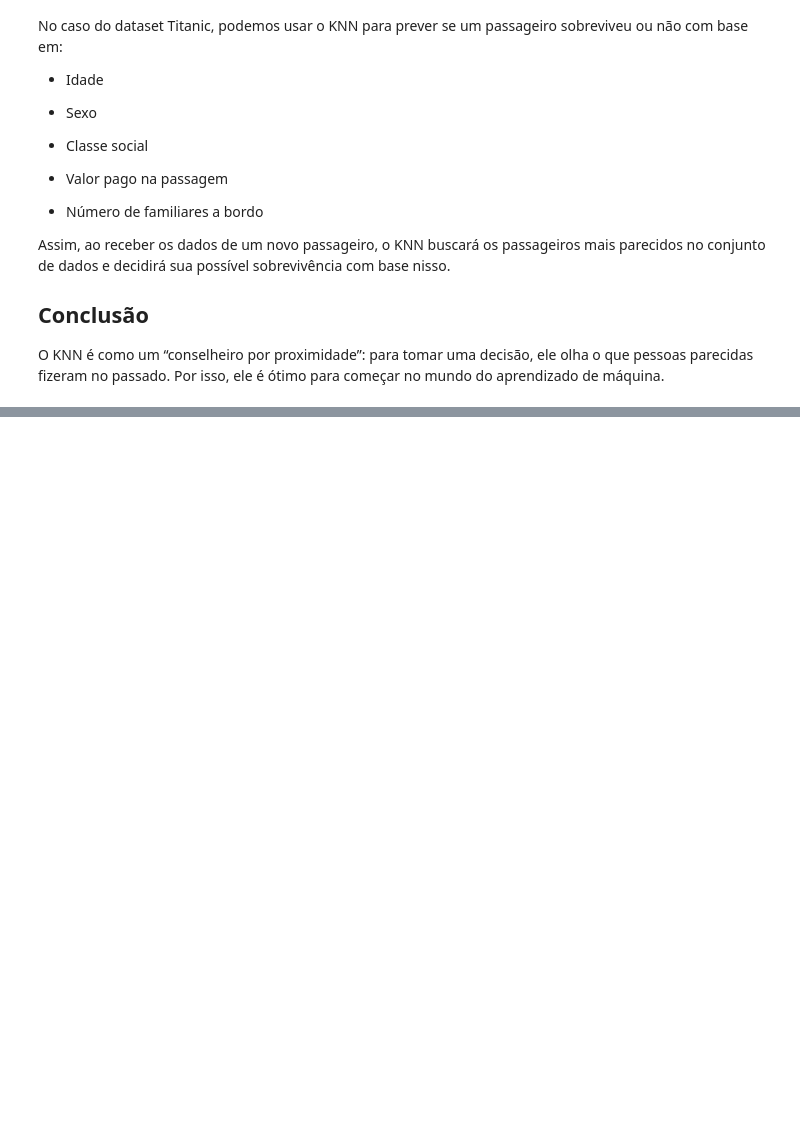
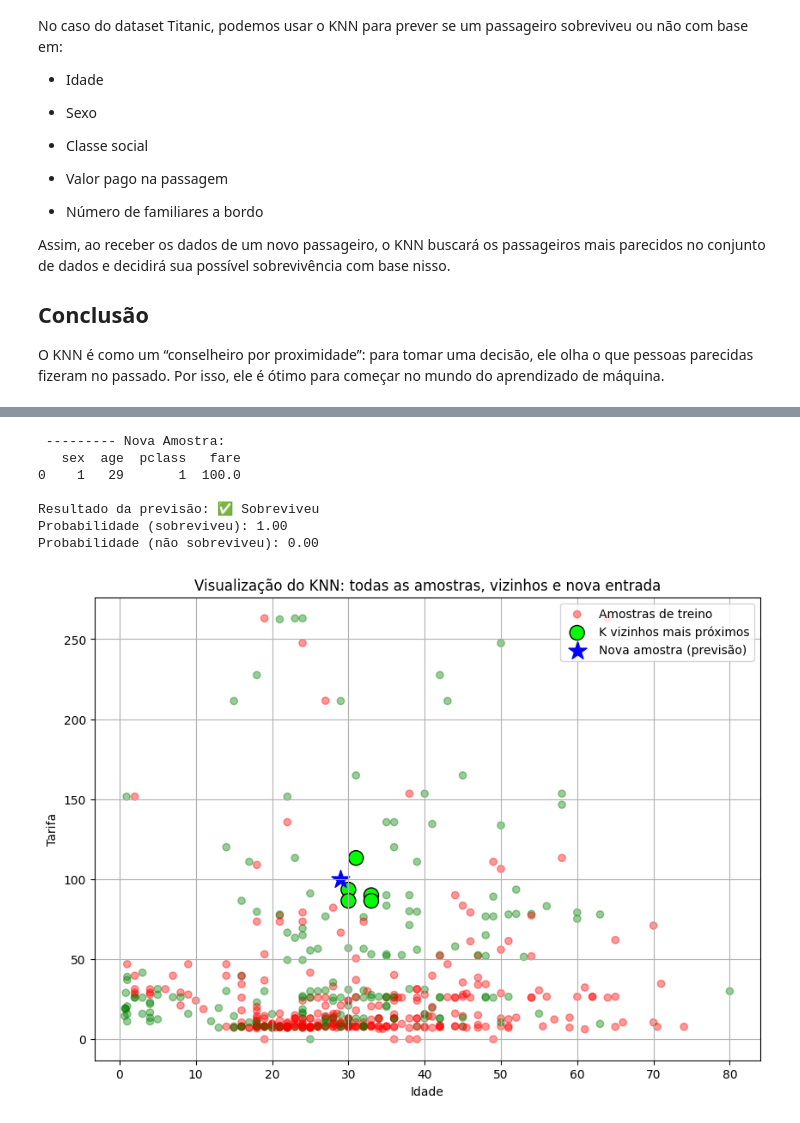
Before and after one commit to FIAPON/open-day-2025, a Jupyter notebook: ML_trad_titanic.ipynb, the cells around one changed output, grey strips where cells are left out. Cells and saved outputs as stored; diff of their text form; code cells hidden in the pictures; blank space fills up the shorter version.

```diff
--- a/ML_trad_titanic.ipynb
+++ b/ML_trad_titanic.ipynb
@@ -223,0 +281,69 @@ print("\nRelatório de Classificação:\n", classification_report(y_test, y_pred
+# %%
+# Nova amostra fictícia
+nova_amostra = pd.DataFrame({
+    'sex': [1],       # 1 = female
+    'age': [29],
+    'pclass': [1],
+    'fare': [100.0]
+})
+
+# Padronizar a nova amostra
+nova_amostra_scaled = scaler.transform(nova_amostra)
+
+# Previsão com KNN
+predicao = knn.predict(nova_amostra_scaled)
+proba = knn.predict_proba(nova_amostra_scaled)
+
+# 🧾 Mostrar resultado
+print(" --------- Nova Amostra:")
+print(nova_amostra)
+print()
+print(f"Resultado da previsão: {'✅ Sobreviveu' if predicao[0] == 1 else '❌ Não sobreviveu'}")
+print(f"Probabilidade (sobreviveu): {proba[0][1]:.2f}")
+print(f"Probabilidade (não sobreviveu): {proba[0][0]:.2f}")
+
+
+# Obter vizinhos mais próximos
+distancias, indices_vizinhos = knn.kneighbors(nova_amostra_scaled)
+vizinhos_df = X_train.iloc[indices_vizinhos[0]].copy()
+vizinhos_df['sobreviveu'] = y_train.iloc[indices_vizinhos[0]].values
+
+# Criar base completa com rótulo para cor
+amostras_completas = X_train.copy()
+amostras_completas['sobreviveu'] = y_train
+
+# Paleta de cores
+cores_amostras = ['green' if s == 1 else 'red' for s in amostras_completas['sobreviveu']]
+cores_vizinhos = ['lime' if s == 1 else 'darkred' for s in vizinhos_df['sobreviveu']]
+
+# Plotagem
+plt.figure(figsize=(10, 7))
+
+# 1. Plotar todas as amostras de treino
+plt.scatter(amostras_completas['age'], amostras_completas['fare'],
+            c=cores_amostras, alpha=0.4, label='Amostras de treino')
+
+# 2. Destacar os vizinhos mais próximos
+plt.scatter(vizinhos_df['age'], vizinhos_df['fare'],
+            c=cores_vizinhos, edgecolor='black', s=150, label='K vizinhos mais próximos')
+
+# 3. Plotar a nova amostra
+plt.scatter(nova_amostra['age'], nova_amostra['fare'],
+            c='blue', s=250, marker='*', label='Nova amostra (previsão)')
+
+# Finalização do gráfico
+plt.xlabel('Idade')
+plt.ylabel('Tarifa')
+plt.title('Visualização do KNN: todas as amostras, vizinhos e nova entrada')
+plt.grid(True)
+plt.legend()
+plt.show()
+# %% [output]
+ --------- Nova Amostra:
+   sex  age  pclass   fare
+0    1   29       1  100.0
+
+Resultado da previsão: ✅ Sobreviveu
+Probabilidade (sobreviveu): 1.00
+Probabilidade (não sobreviveu): 0.00
+[figure, added]
```
Also changed, not shown: parts of 8 cells of this notebook.
